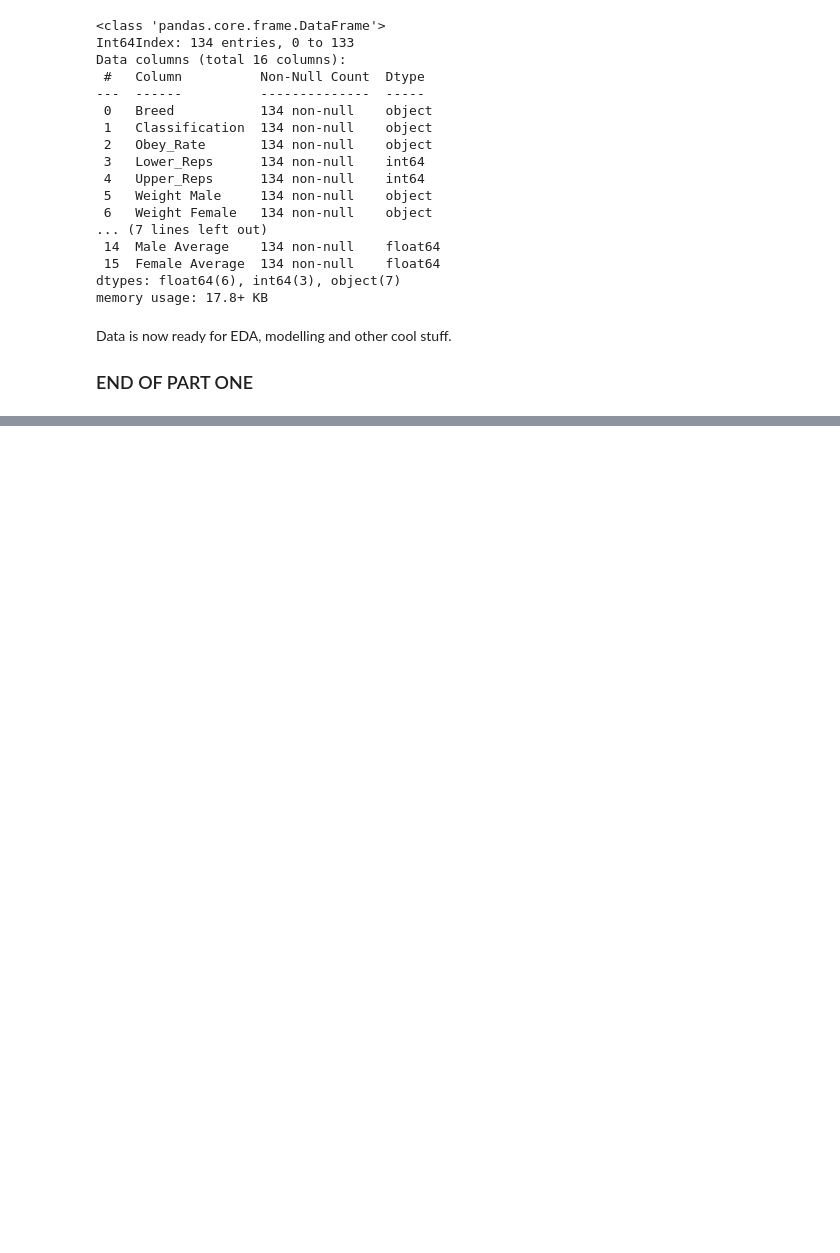
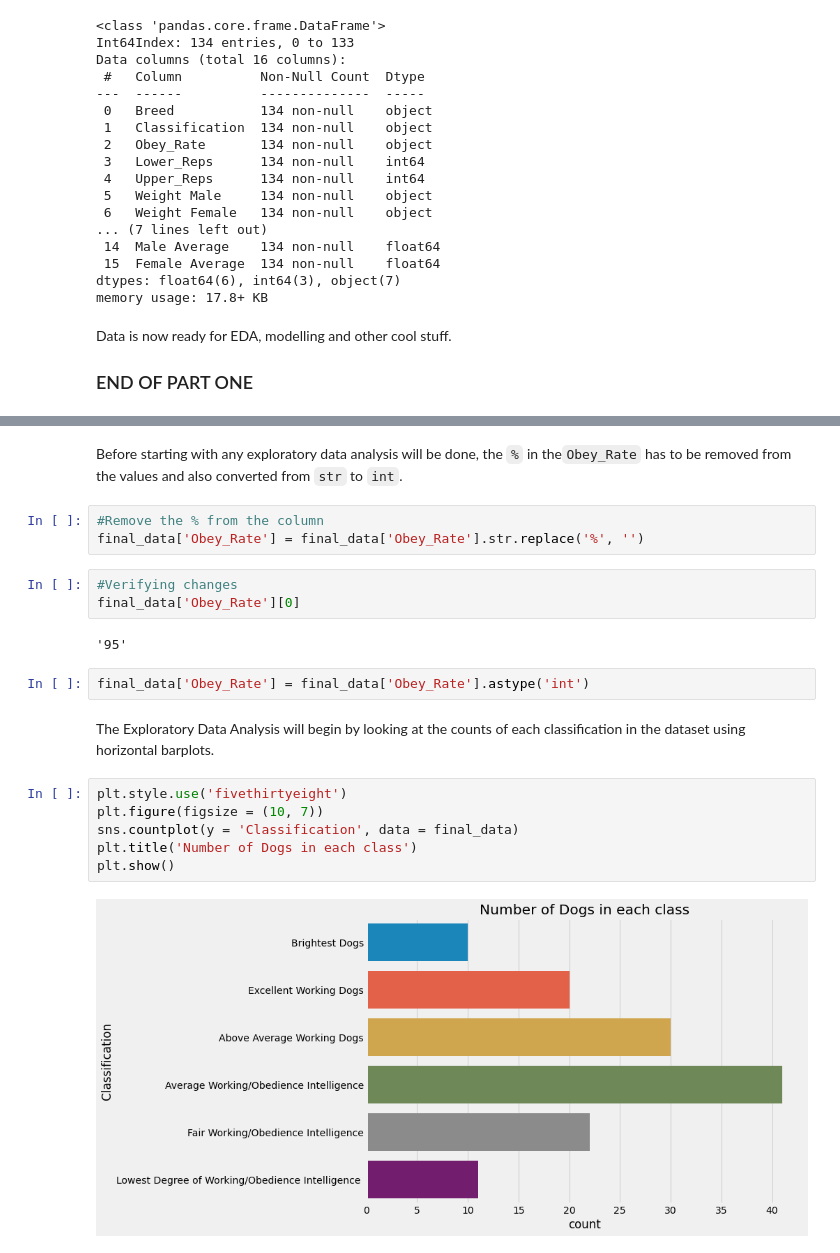
Before and after one commit to joeelorm/PortfolioProjects, a Jupyter notebook: Intelligence, size and popularity of dogs/Intelligence, size and popularity of dog breeds.ipynb, the cells around one changed output, grey strips where cells are left out. Cells and saved outputs as stored; diff of their text form; blank space fills up the shorter version.

```diff
--- a/Intelligence, size and popularity of dogs/Intelligence, size and popularity of dog breeds.ipynb
+++ b/Intelligence, size and popularity of dogs/Intelligence, size and popularity of dog breeds.ipynb
@@ -798,0 +815,22 @@ Data is now ready for EDA, modelling and other cool stuff.
+# %% [markdown]
+Before starting with any exploratory data analysis will be done, the `%` in the`Obey_Rate` has to be removed from the values and also converted from `str` to `int`.
+# %%
+#Remove the % from the column
+final_data['Obey_Rate'] = final_data['Obey_Rate'].str.replace('%', '')
+# %%
+#Verifying changes
+final_data['Obey_Rate'][0]
+# %% [output]
+'95'
+# %%
+final_data['Obey_Rate'] = final_data['Obey_Rate'].astype('int')
+# %% [markdown]
+The Exploratory Data Analysis will begin by looking at the counts of each classification in the dataset using horizontal barplots.
+# %%
+plt.style.use('fivethirtyeight')
+plt.figure(figsize = (10, 7))
+sns.countplot(y = 'Classification', data = final_data)
+plt.title('Number of Dogs in each class')
+plt.show()
+# %% [output]
+[figure, added]
```
Also changed, not shown: parts of 15 cells of this notebook, 2 other files.
